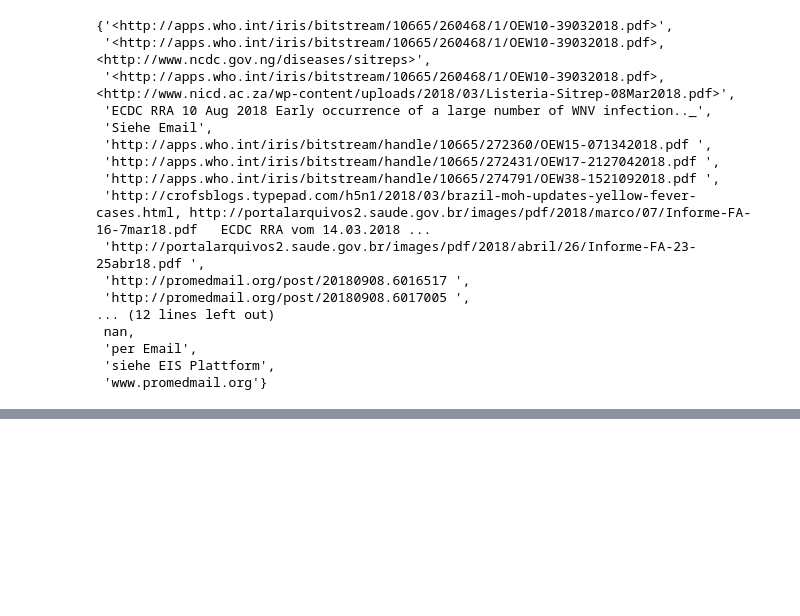
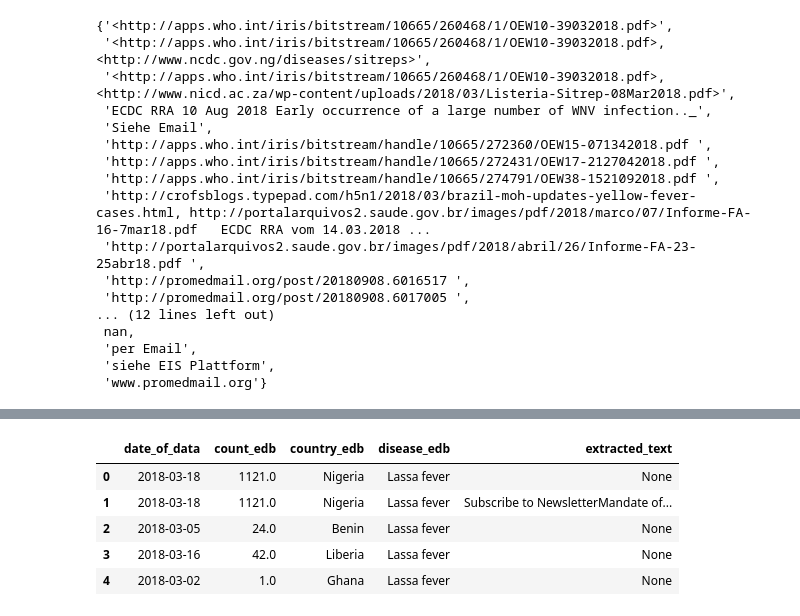
Before and after one commit to aauss/EventEpi, a Jupyter notebook: statistics.ipynb, the cells around one changed output, grey strips where cells are left out. Saved outputs shown, nothing was run; the diff lists cells and outputs as text; code cells hidden in the pictures; blank space fills up the shorter version.

```diff
--- a/statistics.ipynb
+++ b/statistics.ipynb
@@ -191,0 +197,9 @@ from epitat
+# %%
+ScrapeFromURLsAndExtractText('event_db').data_output().head()
+# %% [output]
+|  | date_of_data | count_edb | country_edb | disease_edb | extracted_text |
+| 0 | 2018-03-18 | 1121.0 | Nigeria | Lassa fever | None |
+| 1 | 2018-03-18 | 1121.0 | Nigeria | Lassa fever | Subscribe to NewsletterMandate of... |
+| 2 | 2018-03-05 | 24.0 | Benin | Lassa fever | None |
+| 3 | 2018-03-16 | 42.0 | Liberia | Lassa fever | None |
+| 4 | 2018-03-02 | 1.0 | Ghana | Lassa fever | None |
```
Also changed, not shown: parts of 28 cells of this notebook.
